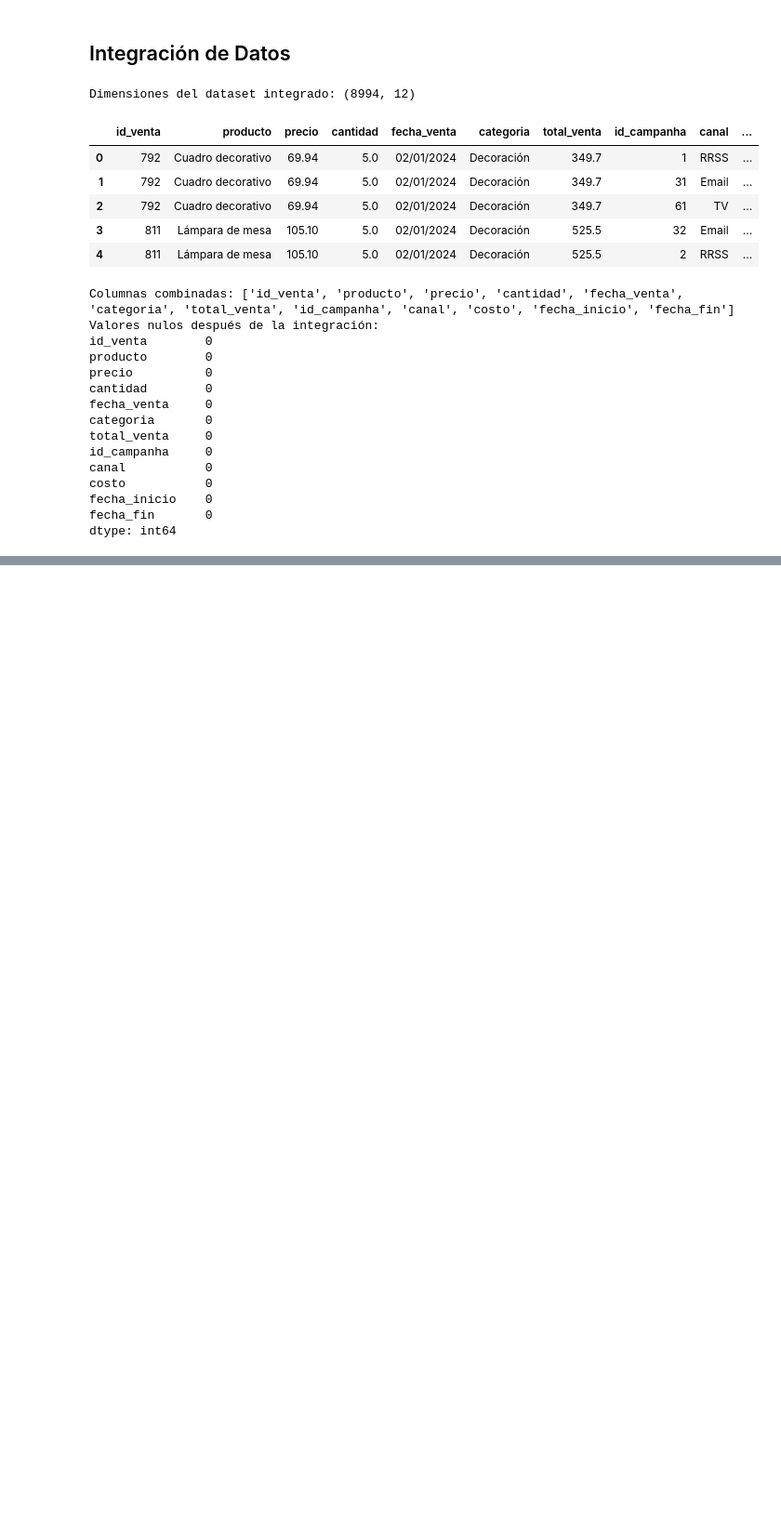
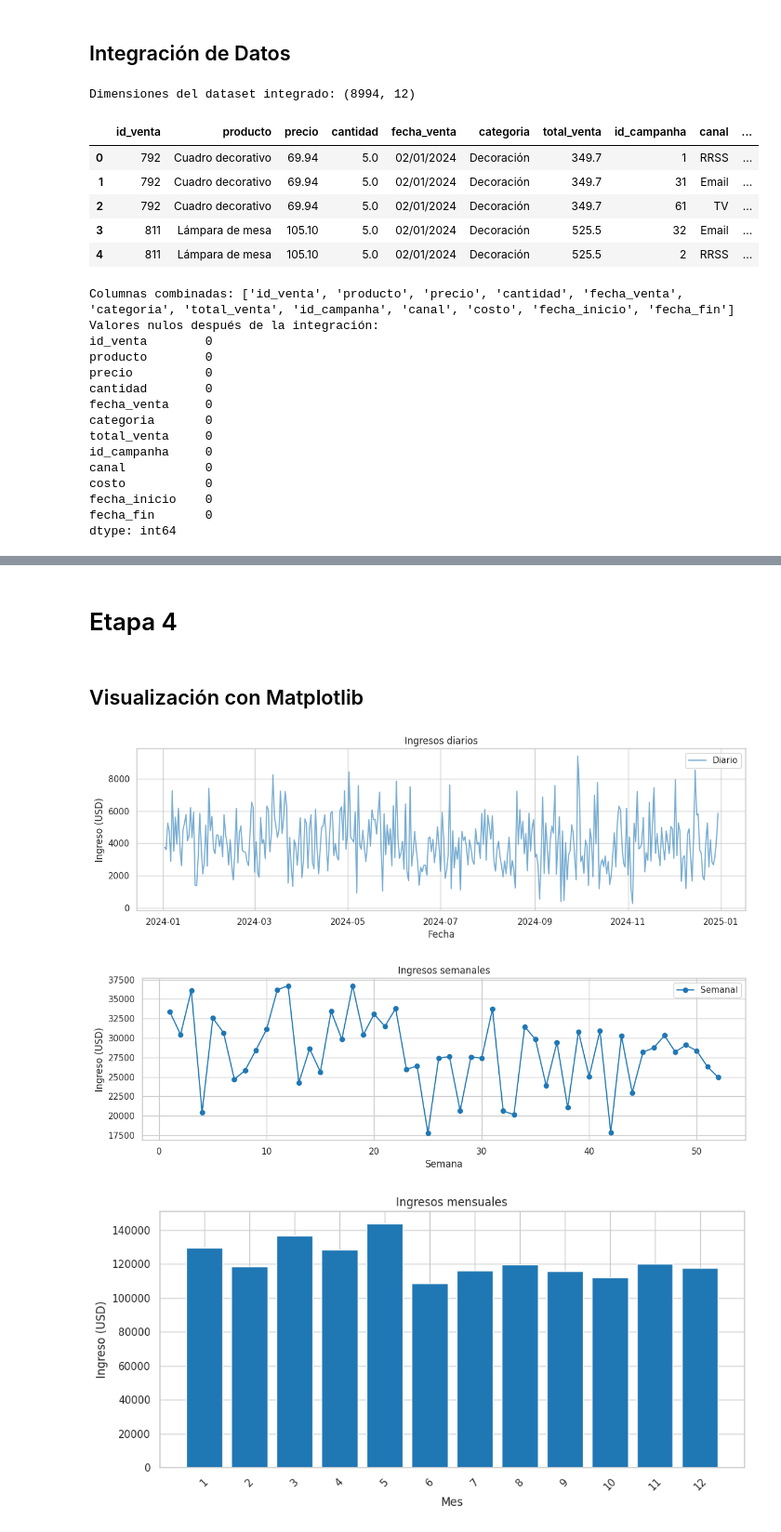
Before and after one commit to irenerendon/Data_Analytics_Pre_Entrega_Irene_Rendon, a Jupyter notebook: Data_Analytics_ipynb.ipynb, the cells around one changed output, grey strips where cells are left out. Shown at 93% size. Cells and saved outputs as stored; diff of their text form; code cells hidden in the pictures; blank space fills up the shorter version.

```diff
--- a/Data_Analytics_ipynb.ipynb
+++ b/Data_Analytics_ipynb.ipynb
@@ -362,0 +553,50 @@ dtype: int64
+# %% [markdown]
+# Etapa 4
+# %% [markdown]
+## Visualización con Matplotlib
+# %%
+import matplotlib.pyplot as plt
+# Configuración gráfica
+%matplotlib inline
+plt.rcParams.update({'figure.figsize':(10,5)})
+
+# Convert 'fecha_venta' to datetime objects and extract 'week' and 'month'
+ventas_limpio['fecha_venta'] = pd.to_datetime(ventas_limpio['fecha_venta'], format='%d/%m/%Y')
+ventas_limpio['week'] = ventas_limpio['fecha_venta'].dt.isocalendar().week.astype(int)
+ventas_limpio['month'] = ventas_limpio['fecha_venta'].dt.month
+
+# Serie diaria (sum)
+ventas_diarias = ventas_limpio.groupby('fecha_venta')['total_venta'].sum().sort_index()
+ventas_semanales = ventas_limpio.groupby('week')['total_venta'].sum().sort_index()
+ventas_mensuales = ventas_limpio.groupby('month')['total_venta'].sum().sort_index()
+
+plt.figure(figsize=(12,4))
+plt.plot(ventas_diarias.index, ventas_diarias.values, label='Diario', alpha=0.6)
+plt.title('Ingresos diarios')
+plt.ylabel('Ingreso (USD)')
+plt.xlabel('Fecha')
+plt.legend()
+plt.tight_layout()
+plt.show()
+
+plt.figure(figsize=(12,4))
+plt.plot(ventas_semanales.index, ventas_semanales.values, marker='o', label='Semanal')
+plt.title('Ingresos semanales')
+plt.ylabel('Ingreso (USD)')
+plt.xlabel('Semana')
+plt.legend()
+plt.tight_layout()
+plt.show()
+
+plt.figure(figsize=(10,5))
+plt.bar(ventas_mensuales.index.astype(str), ventas_mensuales.values)
+plt.xticks(rotation=45)
+plt.title('Ingresos mensuales')
+plt.ylabel('Ingreso (USD)')
+plt.xlabel('Mes')
+plt.tight_layout()
+plt.show()
+# %% [output]
+[figure, added]
+[figure, added]
+[figure, added]
```
Also changed, not shown: parts of 24 cells of this notebook.
